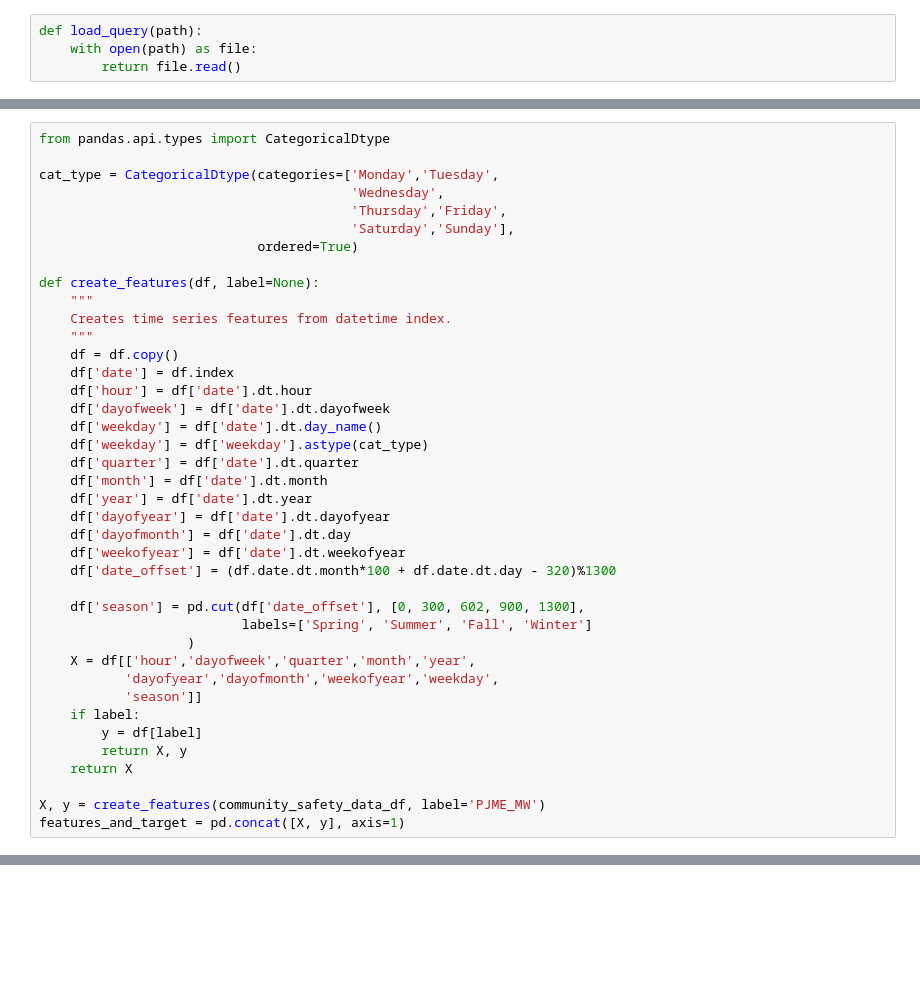
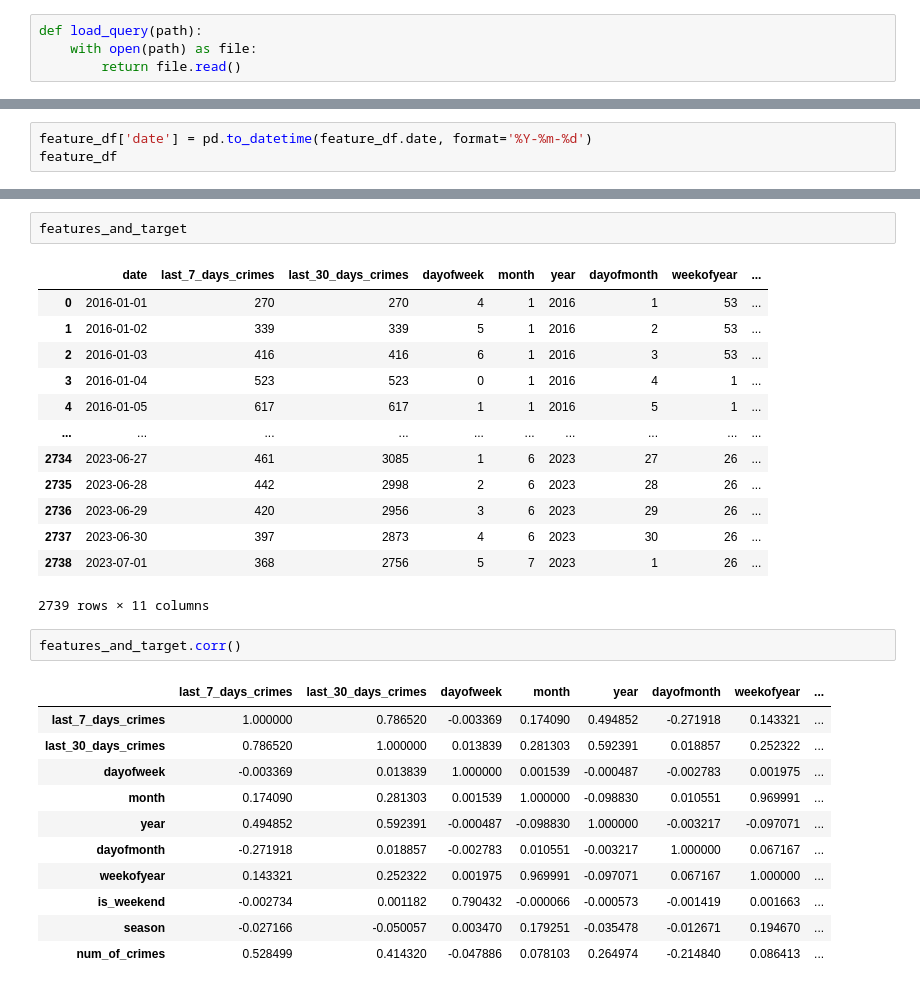
Before and after one commit to SadmanSakib93/CrimeForecast_YR, a Jupyter notebook: crime_forecast_ML.ipynb, the cells around one changed output, grey strips where cells are left out. Drawn from its saved outputs; the diff is of its cells as text; blank space fills up the shorter version.

```diff
--- a/crime_forecast_ML.ipynb
+++ b/crime_forecast_ML.ipynb
@@ -111,40 +123,3 @@ PandaSQLException: (sqlite3.OperationalError) no such column: number
-# %%
-from pandas.api.types import CategoricalDtype
-
-cat_type = CategoricalDtype(categories=['Monday','Tuesday',
-                                        'Wednesday',
-                                        'Thursday','Friday',
-                                        'Saturday','Sunday'],
-                            ordered=True)
-
-def create_features(df, label=None):
-    """
-    Creates time series features from datetime index.
-    """
-    df = df.copy()
-    df['date'] = df.index
-    df['hour'] = df['date'].dt.hour
-    df['dayofweek'] = df['date'].dt.dayofweek
-    df['weekday'] = df['date'].dt.day_name()
-    df['weekday'] = df['weekday'].astype(cat_type)
-    df['quarter'] = df['date'].dt.quarter
-    df['month'] = df['date'].dt.month
-    df['year'] = df['date'].dt.year
-    df['dayofyear'] = df['date'].dt.dayofyear
-    df['dayofmonth'] = df['date'].dt.day
-    df['weekofyear'] = df['date'].dt.weekofyear
-    df['date_offset'] = (df.date.dt.month*100 + df.date.dt.day - 320)%1300
-
-    df['season'] = pd.cut(df['date_offset'], [0, 300, 602, 900, 1300],
-                          labels=['Spring', 'Summer', 'Fall', 'Winter']
-                   )
-    X = df[['hour','dayofweek','quarter','month','year',
-           'dayofyear','dayofmonth','weekofyear','weekday',
-           'season']]
-    if label:
-        y = df[label]
-        return X, y
-    return X
-
-X, y = create_features(community_safety_data_df, label='PJME_MW')
-features_and_target = pd.concat([X, y], axis=1)
+# %%
+feature_df['date'] = pd.to_datetime(feature_df.date, format='%Y-%m-%d')
+feature_df
@@ -150,0 +185,30 @@ features_and_target = pd.concat([X, y], axis=1)
+# %%
+features_and_target
+# %% [output]
+|  | date | last_7_days_crimes | last_30_days_crimes | dayofweek | month | year | dayofmonth | weekofyear | ... |
+| 0 | 2016-01-01 | 270 | 270 | 4 | 1 | 2016 | 1 | 53 | ... |
+| 1 | 2016-01-02 | 339 | 339 | 5 | 1 | 2016 | 2 | 53 | ... |
+| 2 | 2016-01-03 | 416 | 416 | 6 | 1 | 2016 | 3 | 53 | ... |
+| 3 | 2016-01-04 | 523 | 523 | 0 | 1 | 2016 | 4 | 1 | ... |
+| 4 | 2016-01-05 | 617 | 617 | 1 | 1 | 2016 | 5 | 1 | ... |
+| ... | ... | ... | ... | ... | ... | ... | ... | ... | ... |
+| 2734 | 2023-06-27 | 461 | 3085 | 1 | 6 | 2023 | 27 | 26 | ... |
+| 2735 | 2023-06-28 | 442 | 2998 | 2 | 6 | 2023 | 28 | 26 | ... |
+| 2736 | 2023-06-29 | 420 | 2956 | 3 | 6 | 2023 | 29 | 26 | ... |
+| 2737 | 2023-06-30 | 397 | 2873 | 4 | 6 | 2023 | 30 | 26 | ... |
+| 2738 | 2023-07-01 | 368 | 2756 | 5 | 7 | 2023 | 1 | 26 | ... |
+2739 rows × 11 columns
+# %%
+features_and_target.corr()
+# %% [output]
+|  | last_7_days_crimes | last_30_days_crimes | dayofweek | month | year | dayofmonth | weekofyear | ... |
+| last_7_days_crimes | 1.000000 | 0.786520 | -0.003369 | 0.174090 | 0.494852 | -0.271918 | 0.143321 | ... |
+| last_30_days_crimes | 0.786520 | 1.000000 | 0.013839 | 0.281303 | 0.592391 | 0.018857 | 0.252322 | ... |
+| dayofweek | -0.003369 | 0.013839 | 1.000000 | 0.001539 | -0.000487 | -0.002783 | 0.001975 | ... |
+| month | 0.174090 | 0.281303 | 0.001539 | 1.000000 | -0.098830 | 0.010551 | 0.969991 | ... |
+| year | 0.494852 | 0.592391 | -0.000487 | -0.098830 | 1.000000 | -0.003217 | -0.097071 | ... |
+| dayofmonth | -0.271918 | 0.018857 | -0.002783 | 0.010551 | -0.003217 | 1.000000 | 0.067167 | ... |
+| weekofyear | 0.143321 | 0.252322 | 0.001975 | 0.969991 | -0.097071 | 0.067167 | 1.000000 | ... |
+| is_weekend | -0.002734 | 0.001182 | 0.790432 | -0.000066 | -0.000573 | -0.001419 | 0.001663 | ... |
+| season | -0.027166 | -0.050057 | 0.003470 | 0.179251 | -0.035478 | -0.012671 | 0.194670 | ... |
+| num_of_crimes | 0.528499 | 0.414320 | -0.047886 | 0.078103 | 0.264974 | -0.214840 | 0.086413 | ... |
```
Also changed, not shown: parts of 20 cells of this notebook, 1 other file.
